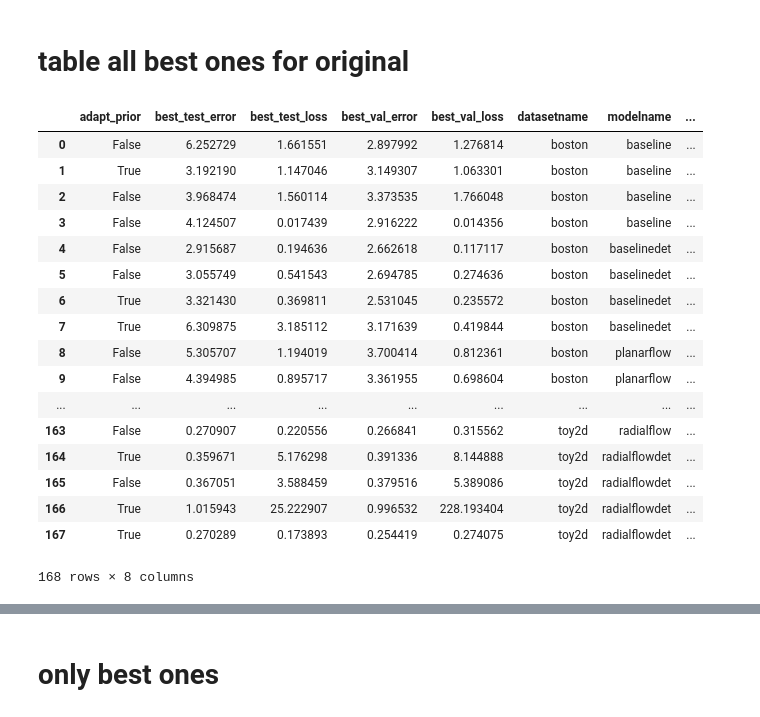
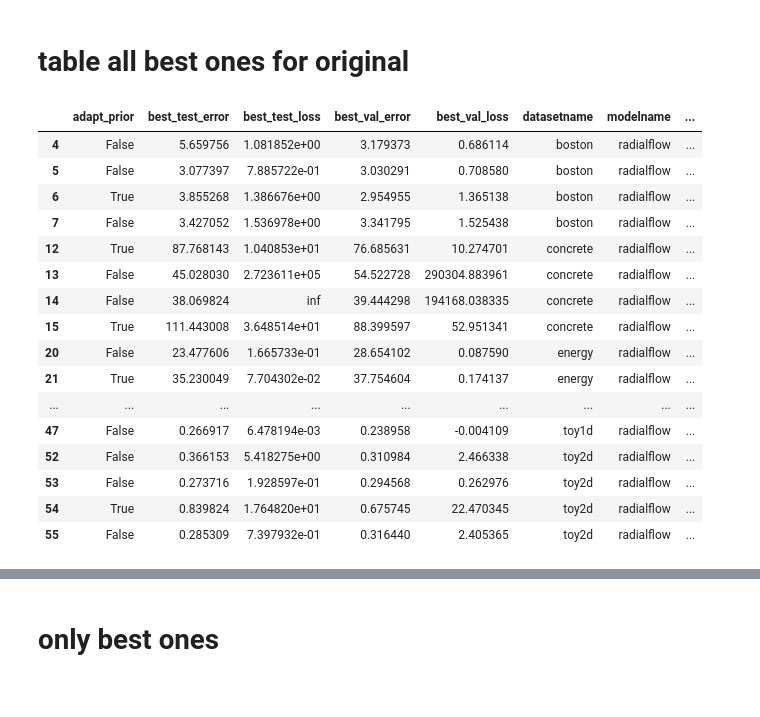
Before and after one commit to schlichtanders/theano_models, a Jupyter notebook: experiments/experiment2/csv generation.ipynb, the cells around one changed output, grey strips where cells are left out. Saved outputs shown, nothing was run; the diff lists cells and outputs as text; code cells hidden in the pictures.

```diff
--- a/experiments/experiment2/csv generation.ipynb
+++ b/experiments/experiment2/csv generation.ipynb
@@ -58,24 +55,26 @@ pandas_dict = eva.to_pandas_dict(best_hypers, keys=(
         ))
 
 df = pd.DataFrame(pandas_dict)
-df.to_csv("rerunold_almost_all_error.csv")
-df
+# df.to_csv("rerunold_almost_all_error.csv")
-# %% [output]
-|  | adapt_prior | best_test_error | best_test_loss | best_val_error | best_val_loss | datasetname | modelname | ... |
-| 0 | False | 6.252729 | 1.661551 | 2.897992 | 1.276814 | boston | baseline | ... |
-| 1 | True | 3.192190 | 1.147046 | 3.149307 | 1.063301 | boston | baseline | ... |
-| 2 | False | 3.968474 | 1.560114 | 3.373535 | 1.766048 | boston | baseline | ... |
-| 3 | False | 4.124507 | 0.017439 | 2.916222 | 0.014356 | boston | baseline | ... |
-| 4 | False | 2.915687 | 0.194636 | 2.662618 | 0.117117 | boston | baselinedet | ... |
-| 5 | False | 3.055749 | 0.541543 | 2.694785 | 0.274636 | boston | baselinedet | ... |
-| 6 | True | 3.321430 | 0.369811 | 2.531045 | 0.235572 | boston | baselinedet | ... |
-| 7 | True | 6.309875 | 3.185112 | 3.171639 | 0.419844 | boston | baselinedet | ... |
-| 8 | False | 5.305707 | 1.194019 | 3.700414 | 0.812361 | boston | planarflow | ... |
-| 9 | False | 4.394985 | 0.895717 | 3.361955 | 0.698604 | boston | planarflow | ... |
-| ... | ... | ... | ... | ... | ... | ... | ... | ... |
-| 163 | False | 0.270907 | 0.220556 | 0.266841 | 0.315562 | toy2d | radialflow | ... |
-| 164 | True | 0.359671 | 5.176298 | 0.391336 | 8.144888 | toy2d | radialflowdet | ... |
-| 165 | False | 0.367051 | 3.588459 | 0.379516 | 5.389086 | toy2d | radialflowdet | ... |
-| 166 | True | 1.015943 | 25.222907 | 0.996532 | 228.193404 | toy2d | radialflowdet | ... |
-| 167 | True | 0.270289 | 0.173893 | 0.254419 | 0.274075 | toy2d | radialflowdet | ... |
-168 rows × 8 columns
+# %%
+compare_modelname = "radialflow"
+# %%
+df_radial_new_error[df_radial_new_error.modelname==compare_modelname]
+# %% [output]
+|  | adapt_prior | best_test_error | best_test_loss | best_val_error | best_val_loss | datasetname | modelname | ... |
+| 4 | False | 5.659756 | 1.081852e+00 | 3.179373 | 0.686114 | boston | radialflow | ... |
+| 5 | False | 3.077397 | 7.885722e-01 | 3.030291 | 0.708580 | boston | radialflow | ... |
+| 6 | True | 3.855268 | 1.386676e+00 | 2.954955 | 1.365138 | boston | radialflow | ... |
+| 7 | False | 3.427052 | 1.536978e+00 | 3.341795 | 1.525438 | boston | radialflow | ... |
+| 12 | True | 87.768143 | 1.040853e+01 | 76.685631 | 10.274701 | concrete | radialflow | ... |
+| 13 | False | 45.028030 | 2.723611e+05 | 54.522728 | 290304.883961 | concrete | radialflow | ... |
+| 14 | False | 38.069824 | inf | 39.444298 | 194168.038335 | concrete | radialflow | ... |
+| 15 | True | 111.443008 | 3.648514e+01 | 88.399597 | 52.951341 | concrete | radialflow | ... |
+| 20 | False | 23.477606 | 1.665733e-01 | 28.654102 | 0.087590 | energy | radialflow | ... |
+| 21 | True | 35.230049 | 7.704302e-02 | 37.754604 | 0.174137 | energy | radialflow | ... |
+| ... | ... | ... | ... | ... | ... | ... | ... | ... |
+| 47 | False | 0.266917 | 6.478194e-03 | 0.238958 | -0.004109 | toy1d | radialflow | ... |
+| 52 | False | 0.366153 | 5.418275e+00 | 0.310984 | 2.466338 | toy2d | radialflow | ... |
+| 53 | False | 0.273716 | 1.928597e-01 | 0.294568 | 0.262976 | toy2d | radialflow | ... |
+| 54 | True | 0.839824 | 1.764820e+01 | 0.675745 | 22.470345 | toy2d | radialflow | ... |
+| 55 | False | 0.285309 | 7.397932e-01 | 0.316440 | 2.405365 | toy2d | radialflow | ... |
```
Also changed, not shown: parts of 9 cells of this notebook, 4 other files.
